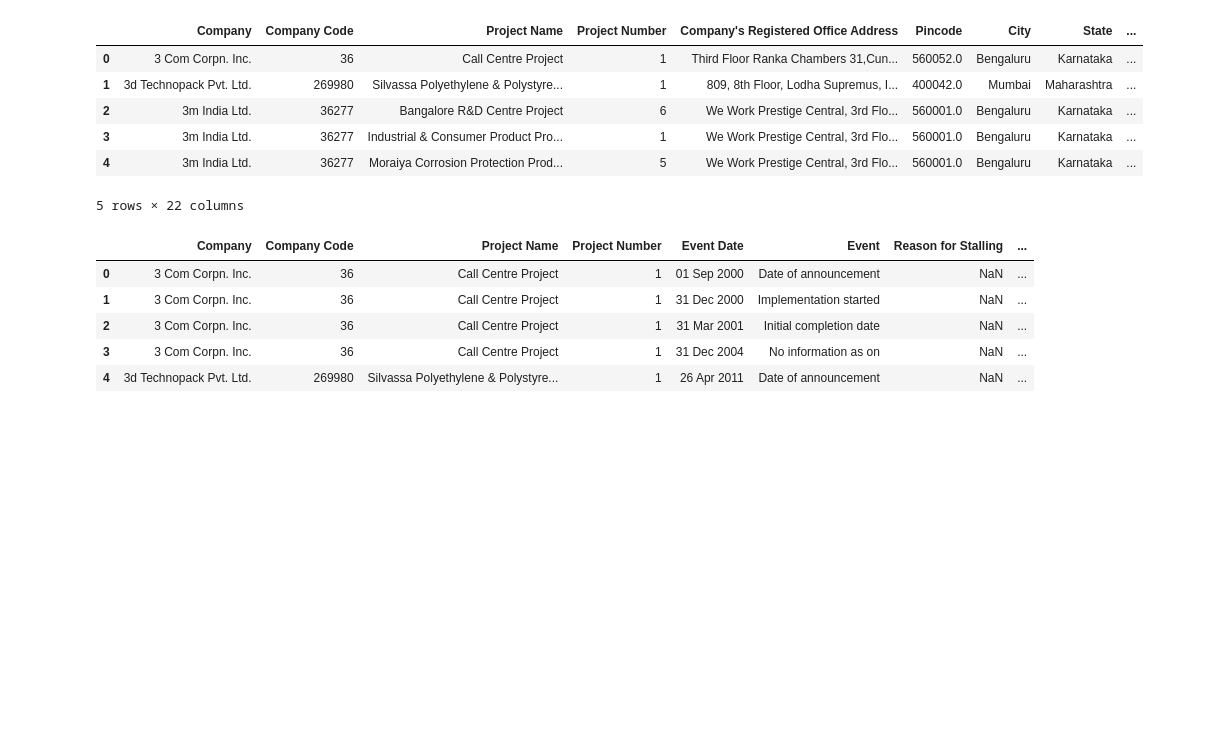
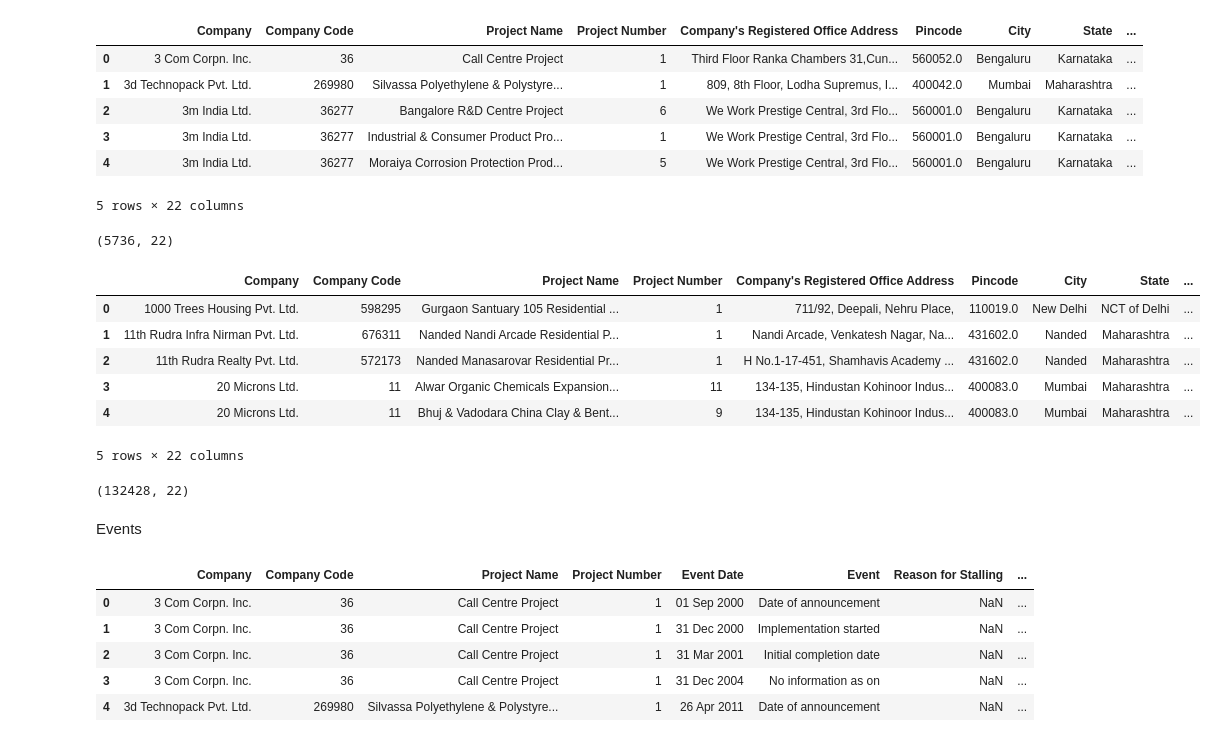
Before and after one commit to nivin77789/dataScience-freelance, a Jupyter notebook: all.ipynb, the cells around one changed output. Drawn from its saved outputs; the diff is of its cells as text; code cells hidden in the pictures; blank space fills up the shorter version.

```diff
--- a/all.ipynb
+++ b/all.ipynb
@@ -103,4 +516,26 @@ df_details.head()
 | 3 | 3m India Ltd. | 36277 | Industrial & Consumer Product Pro... | 1 | We Work Prestige Central, 3rd Flo... | 560001.0 | Bengaluru | Karnataka | ... |
 | 4 | 3m India Ltd. | 36277 | Moraiya Corrosion Protection Prod... | 5 | We Work Prestige Central, 3rd Flo... | 560001.0 | Bengaluru | Karnataka | ... |
 5 rows × 22 columns
+# %%
+df_details1.shape
+# %% [output]
+(5736, 22)
+# %%
+df_details2=pd.read_csv('/Users/nivinmathews/Desktop/Freelance/data science project/All_projects_in_database_since_1995_saichittaranjank_20250219181103/Project_Detail2.txt',sep="|",encoding='latin1')
+df_details2.head()
+# %% [output]
+|  | Company | Company Code | Project Name | Project Number | Company's Registered Office Address | Pincode | City | State | ... |
+| 0 | 1000 Trees Housing Pvt. Ltd. | 598295 | Gurgaon Santuary 105 Residential ... | 1 | 711/92, Deepali, Nehru Place, | 110019.0 | New Delhi | NCT of Delhi | ... |
+| 1 | 11th Rudra Infra Nirman Pvt. Ltd. | 676311 | Nanded Nandi Arcade Residential P... | 1 | Nandi Arcade, Venkatesh Nagar, Na... | 431602.0 | Nanded | Maharashtra | ... |
+| 2 | 11th Rudra Realty Pvt. Ltd. | 572173 | Nanded Manasarovar Residential Pr... | 1 | H No.1-17-451, Shamhavis Academy ... | 431602.0 | Nanded | Maharashtra | ... |
+| 3 | 20 Microns Ltd. | 11 | Alwar Organic Chemicals Expansion... | 11 | 134-135, Hindustan Kohinoor Indus... | 400083.0 | Mumbai | Maharashtra | ... |
+| 4 | 20 Microns Ltd. | 11 | Bhuj & Vadodara China Clay & Bent... | 9 | 134-135, Hindustan Kohinoor Indus... | 400083.0 | Mumbai | Maharashtra | ... |
+5 rows × 22 columns
+# %%
+df_details=pd.concat([df_details1,df_details2],ignore_index=True)
+df_details.shape
+# %% [output]
+(132428, 22)
+# %% [markdown]
+Events
 # %%
```
Also changed, not shown: parts of 53 cells of this notebook.
